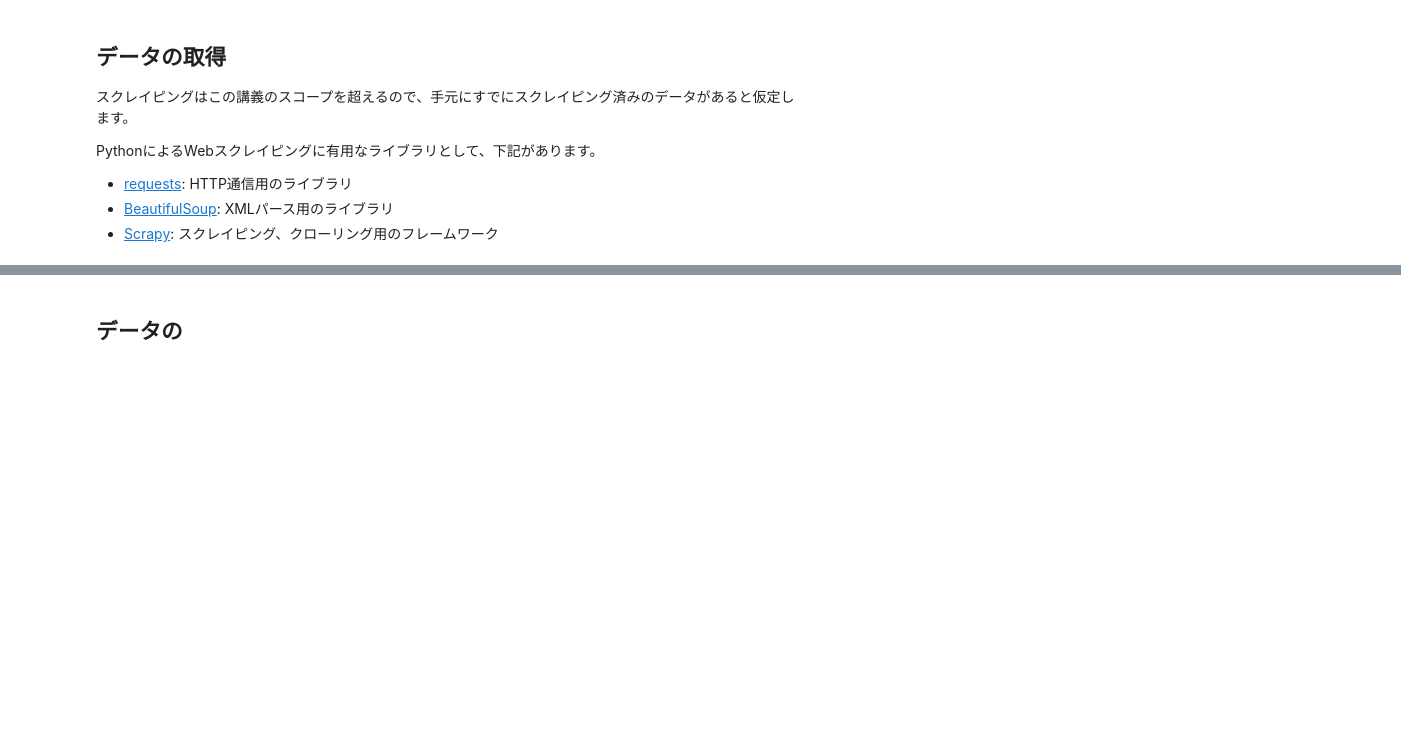
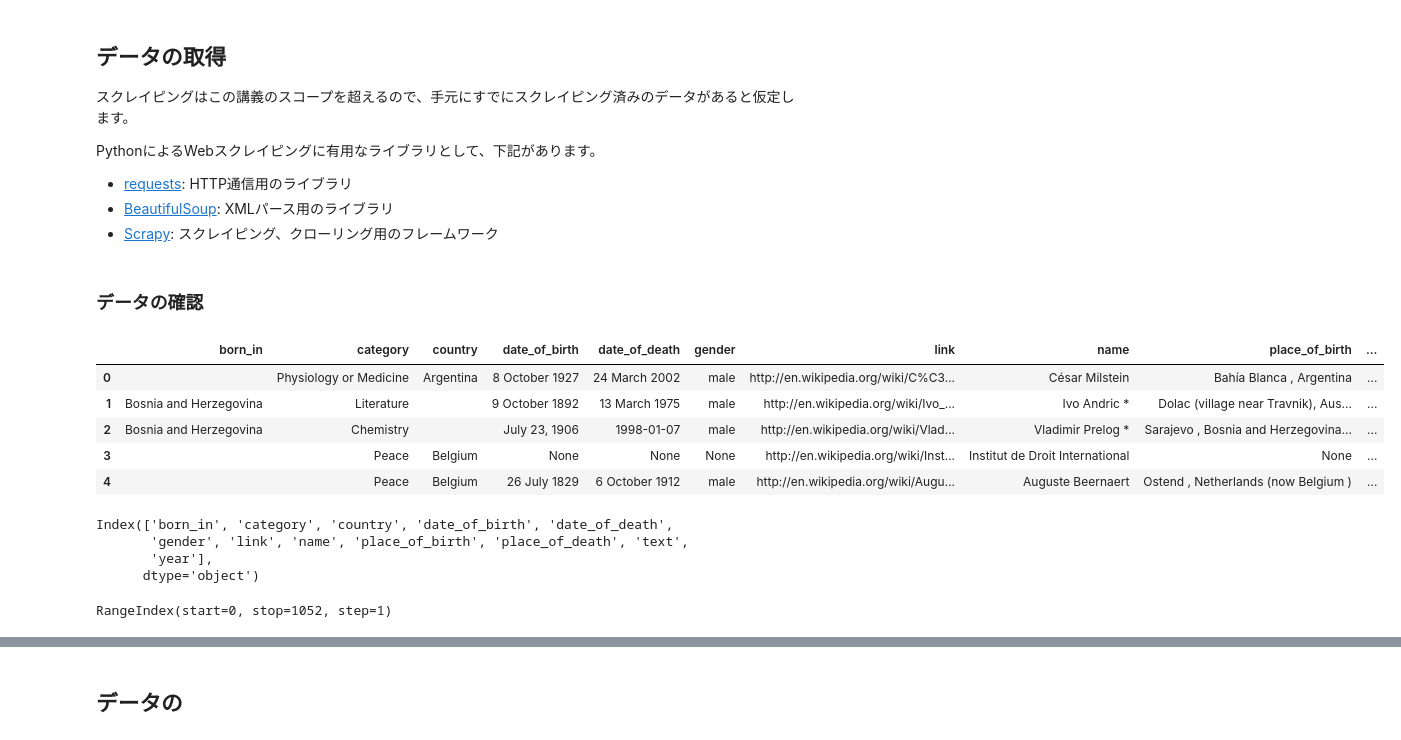
Before and after one commit to shinchu/dataviz-notebooks, a Jupyter notebook: week_2/nobel-laureates.ipynb, the cells around one changed output, grey strips where cells are left out. Drawn from its saved outputs; the diff is of its cells as text; code cells hidden in the pictures; blank space fills up the shorter version.

```diff
--- a/week_2/nobel-laureates.ipynb
+++ b/week_2/nobel-laureates.ipynb
@@ -17,0 +28,28 @@ PythonによるWebスクレイピングに有用なライブラリとして、
+# %% [markdown]
+### データの確認
+# %%
+# まずはデータの形をざっと確認
+
+df.head()
+# %% [output]
+|  | born_in | category | country | date_of_birth | date_of_death | gender | link | name | place_of_birth | ... |
+| 0 |  | Physiology or Medicine | Argentina | 8 October 1927 | 24 March 2002 | male | http://en.wikipedia.org/wiki/C%C3... | César Milstein | Bahía Blanca , Argentina | ... |
+| 1 | Bosnia and Herzegovina | Literature |  | 9 October 1892 | 13 March 1975 | male | http://en.wikipedia.org/wiki/Ivo_... | Ivo Andric * | Dolac (village near Travnik), Aus... | ... |
+| 2 | Bosnia and Herzegovina | Chemistry |  | July 23, 1906 | 1998-01-07 | male | http://en.wikipedia.org/wiki/Vlad... | Vladimir Prelog * | Sarajevo , Bosnia and Herzegovina... | ... |
+| 3 |  | Peace | Belgium | None | None | None | http://en.wikipedia.org/wiki/Inst... | Institut de Droit International | None | ... |
+| 4 |  | Peace | Belgium | 26 July 1829 | 6 October 1912 | male | http://en.wikipedia.org/wiki/Augu... | Auguste Beernaert | Ostend , Netherlands (now Belgium ) | ... |
+# %%
+# 列を見る
+
+df.columns
+# %% [output]
+Index(['born_in', 'category', 'country', 'date_of_birth', 'date_of_death',
+       'gender', 'link', 'name', 'place_of_birth', 'place_of_death', 'text',
+       'year'],
+      dtype='object')
+# %%
+# 行を見る
+
+df.index
+# %% [output]
+RangeIndex(start=0, stop=1052, step=1)
```
Also changed, not shown: parts of 44 cells of this notebook, 2 other files.
